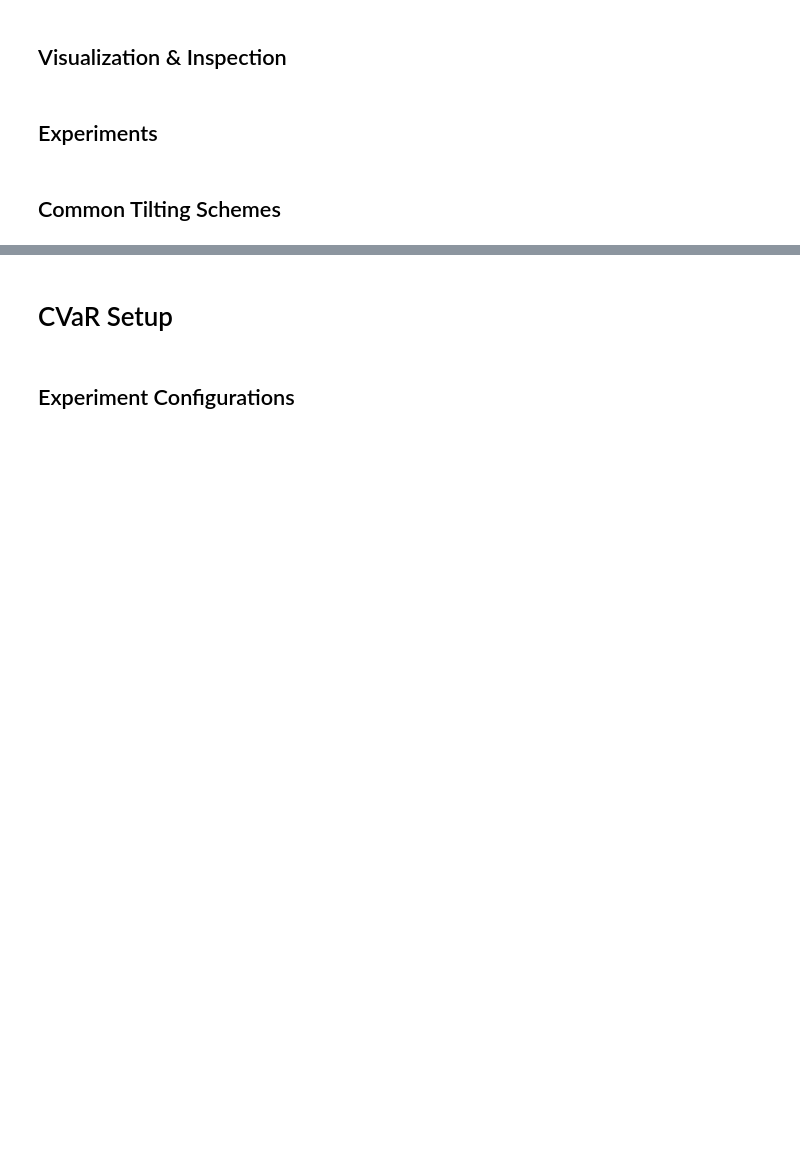
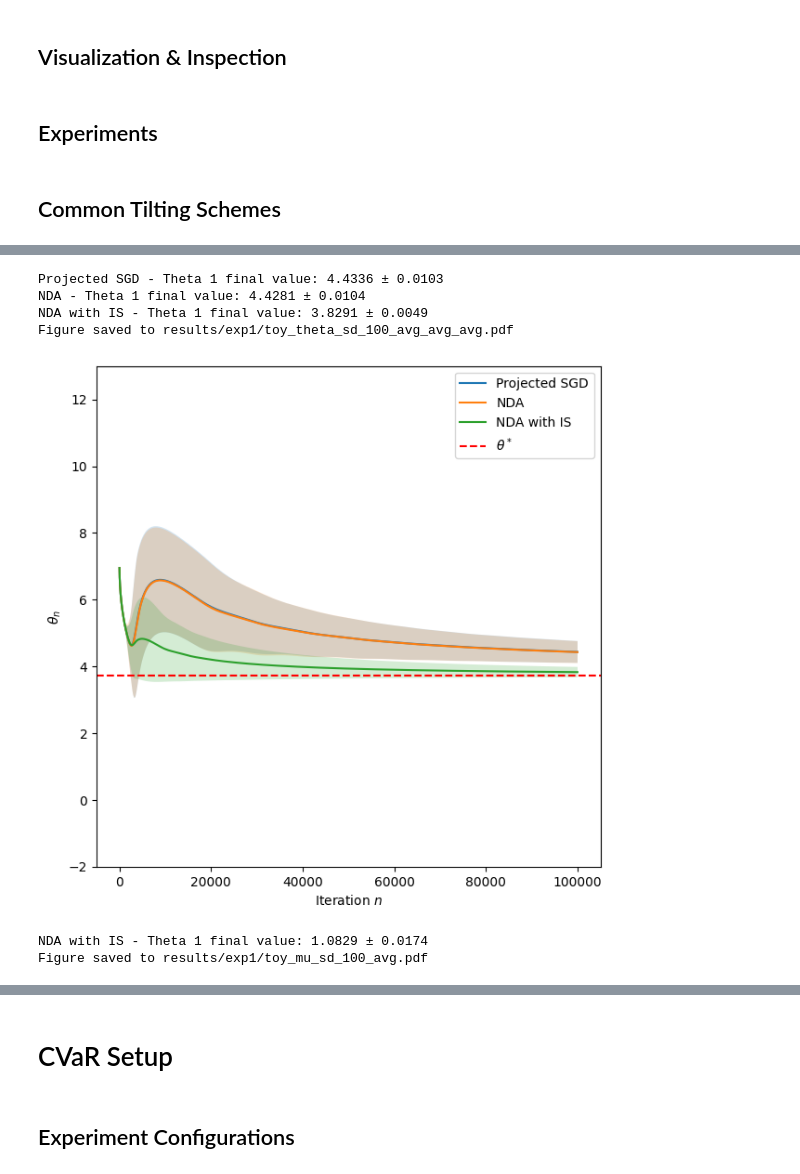
Before and after one commit to Wmeesena/optimal_importance_sampling, a Jupyter notebook: notebook.ipynb, the cells around one changed output, grey strips where cells are left out. Drawn from its saved outputs; the diff is of its cells as text; code cells hidden in the pictures; blank space fills up the shorter version.

```diff
--- a/notebook.ipynb
+++ b/notebook.ipynb
@@ -387,0 +663,11 @@ class Normal_Expo_Tilting(Tilting):
+# %%
+plot_theta(results_theta_1, true_theta=quantile_9999, type="theta", avg= True, save_path="results/exp1/toy_theta_sd_100.pdf")
+plot_theta(results_mu_1, type="mu",avg= True, save_path="results/exp1/toy_mu_sd_100.pdf")
+# %% [output]
+Projected SGD - Theta 1 final value: 4.4336 ± 0.0103
+NDA - Theta 1 final value: 4.4281 ± 0.0104
+NDA with IS - Theta 1 final value: 3.8291 ± 0.0049
+Figure saved to results/exp1/toy_theta_sd_100_avg_avg_avg.pdf
+[figure, added]
+NDA with IS - Theta 1 final value: 1.0829 ± 0.0174
+Figure saved to results/exp1/toy_mu_sd_100_avg.pdf
```
Also changed, not shown: parts of 27 cells of this notebook, 29 other files.
